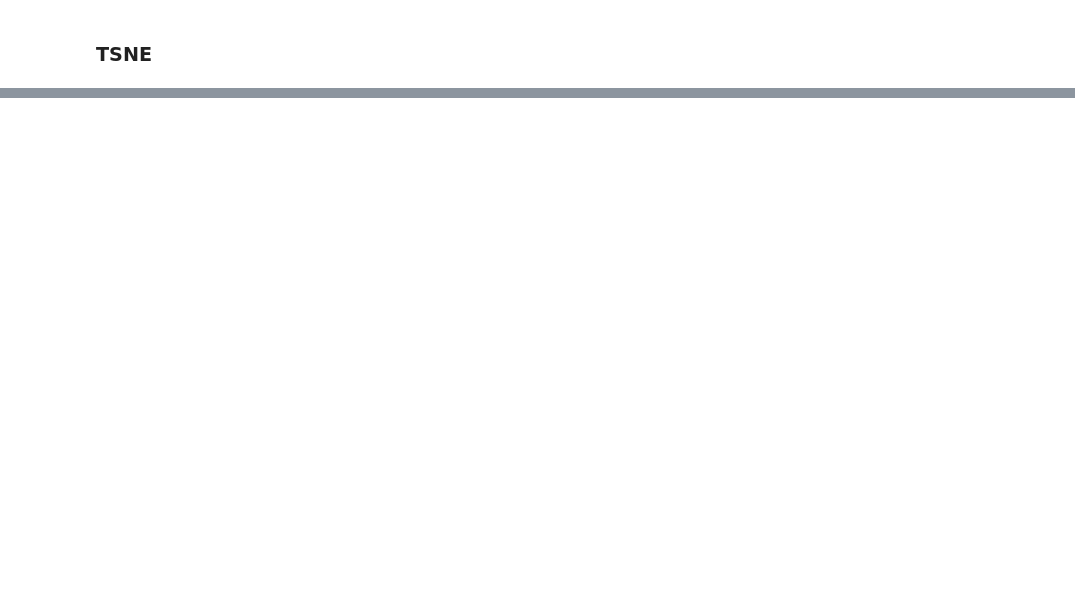
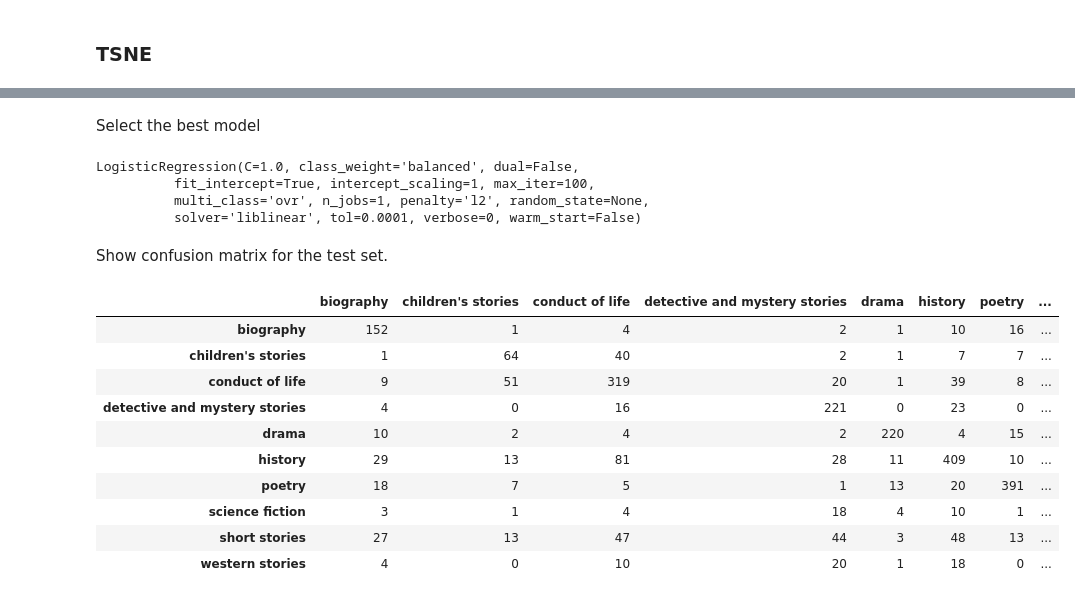
Before and after one commit to hobil/book-genres-prediction, a Jupyter notebook: notebooks/doc2vec_prototype.ipynb, the cells around one changed output, grey strips where cells are left out. Cells and saved outputs as stored; diff of their text form; code cells hidden in the pictures; blank space fills up the shorter version.

```diff
--- a/notebooks/doc2vec_prototype.ipynb
+++ b/notebooks/doc2vec_prototype.ipynb
@@ -338,0 +453,15 @@ ax.legend()
+# %%
+author_results = pd.DataFrame(columns=['f1-macro on train','f1-macro on test','accuracy on train','accuracy on test'])
+
+for clf_name, clf in classifiers.items():
+    clf.fit(X_train, y_train)
+    y_pred_train = clf.predict(X_train)
+    y_pred_test = clf.predict(X_test)
+    f1_score_macro_train = f1_score(y_train, y_pred_train, average='macro')
+    accuracy_score_train = accuracy_score(y_train, y_pred_train)
+    f1_score_macro_test = f1_score(y_test, y_pred_test, average='macro')
+    accuracy_score_test = accuracy_score(y_test, y_pred_test)
+    author_results.loc[clf_name,:] = [f1_score_macro_train, f1_score_macro_test, accuracy_score_train, accuracy_score_test]
+
+author_results.sort_values(['f1-macro on test'], ascending=False, inplace=True)
+author_results
@@ -338,0 +481,3 @@ ax.legend()
+# %%
+clf = classifiers[author_results.index[0]]
+clf
@@ -338,0 +507,20 @@ ax.legend()
+# %%
+X_train, X_test, y_train, y_test, ids_train, ids_test = \
+    train_test_split(docvecs[selected_genre_mask], genres[selected_genre_mask], book_ids[selected_genre_mask])
+
+labels = sorted(genres[selected_genre_mask].unique())
+# %%
+genre_results = pd.DataFrame(columns=['f1-macro on train','f1-macro on test','accuracy on train','accuracy on test'])
+
+for clf_name, clf in classifiers.items():
+    clf.fit(X_train, y_train)
+    y_pred_train = clf.predict(X_train)
+    y_pred_test = clf.predict(X_test)
+    f1_score_macro_train = f1_score(y_train, y_pred_train, average='macro')
+    accuracy_score_train = accuracy_score(y_train, y_pred_train)
+    f1_score_macro_test = f1_score(y_test, y_pred_test, average='macro')
+    accuracy_score_test = accuracy_score(y_test, y_pred_test)
+    genre_results.loc[clf_name,:] = [f1_score_macro_train, f1_score_macro_test, accuracy_score_train, accuracy_score_test]
+
+genre_results.sort_values(['f1-macro on test'], ascending=False, inplace=True)
+genre_results
@@ -339,2 +538,28 @@ ax.legend()
+# %% [markdown]
+Select the best model
+# %%
+clf = classifiers[author_results.index[0]]
+clf
+# %% [output]
+LogisticRegression(C=1.0, class_weight='balanced', dual=False,
+          fit_intercept=True, intercept_scaling=1, max_iter=100,
+          multi_class='ovr', n_jobs=1, penalty='l2', random_state=None,
+          solver='liblinear', tol=0.0001, verbose=0, warm_start=False)
+# %% [markdown]
+Show confusion matrix for the test set.
+# %%
+pd.DataFrame(confusion_matrix(y_test, y_pred_test), columns=labels, index=labels)
+# %% [output]
+|  | biography | children's stories | conduct of life | detective and mystery stories | drama | history | poetry | ... |
+| biography | 152 | 1 | 4 | 2 | 1 | 10 | 16 | ... |
+| children's stories | 1 | 64 | 40 | 2 | 1 | 7 | 7 | ... |
+| conduct of life | 9 | 51 | 319 | 20 | 1 | 39 | 8 | ... |
+| detective and mystery stories | 4 | 0 | 16 | 221 | 0 | 23 | 0 | ... |
+| drama | 10 | 2 | 4 | 2 | 220 | 4 | 15 | ... |
+| history | 29 | 13 | 81 | 28 | 11 | 409 | 10 | ... |
+| poetry | 18 | 7 | 5 | 1 | 13 | 20 | 391 | ... |
+| science fiction | 3 | 1 | 4 | 18 | 4 | 10 | 1 | ... |
+| short stories | 27 | 13 | 47 | 44 | 3 | 48 | 13 | ... |
+| western stories | 4 | 0 | 10 | 20 | 1 | 18 | 0 | ... |
 # %% [markdown]
 # SUMMARY:
```
Also changed, not shown: parts of 71 cells of this notebook, 1 other file.
